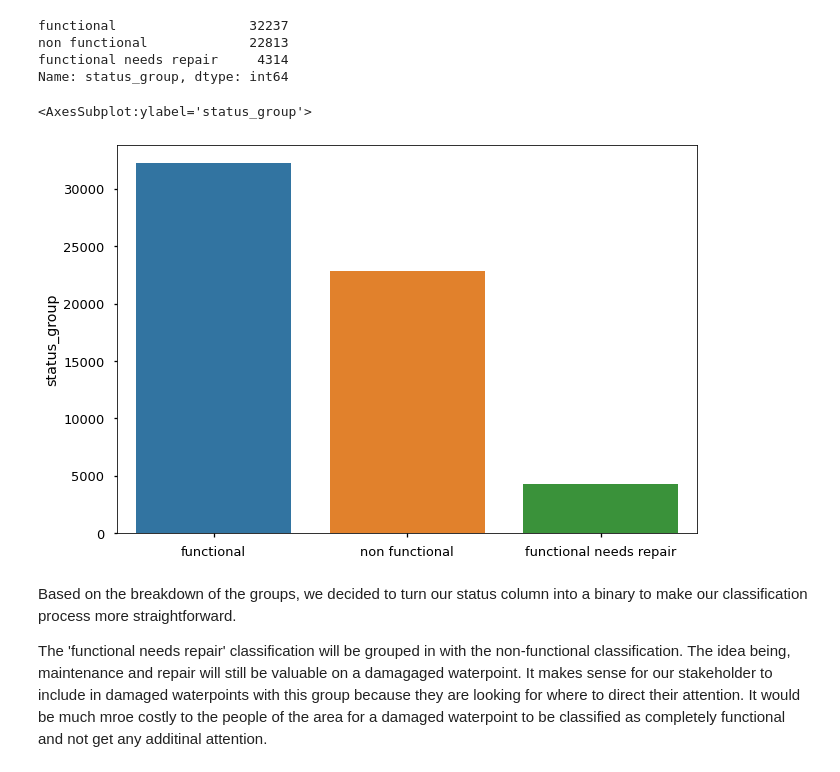
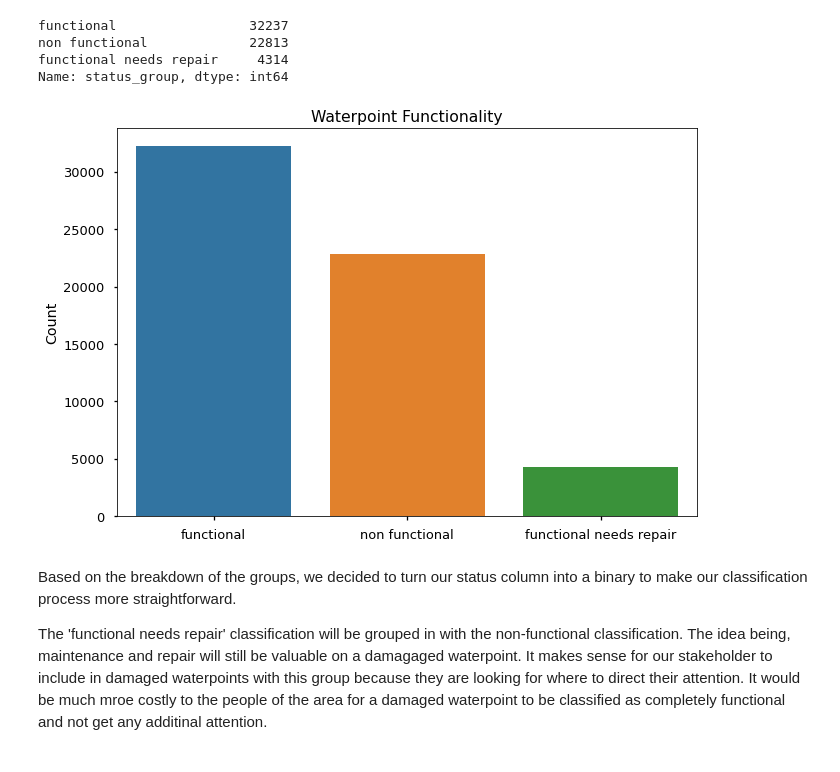
Before and after one commit to NicholasIndorf/TanzanianWaterWells, a Jupyter notebook: notebooks/Nick/Data-Cleaning.ipynb, the cells around one changed output. Drawn from its saved outputs; the diff is of its cells as text; code cells hidden in the pictures.

```diff
--- a/notebooks/Nick/Data-Cleaning.ipynb
+++ b/notebooks/Nick/Data-Cleaning.ipynb
@@ -46,10 +46,13 @@ functional needs repair     4314
 Name: status_group, dtype: int64
 # %%
 # visualize
-sns.barplot(x=df['status_group'].value_counts().index, y=df['status_group'].value_counts())
+fig, ax = plt.subplots()
+sns.barplot(x=df['status_group'].value_counts().index, y=df['status_group'].value_counts(), ax=ax)
+ax.set_title('Waterpoint Functionality')
+ax.set_ylabel('Count')
+plt.savefig('images/waterpoint_functionality_initial.png')
 # %% [output]
-<AxesSubplot:ylabel='status_group'>
-[figure, old version]
+[figure, new version]
 # %% [markdown]
 Based on the breakdown of the groups, we decided to turn our status column into a binary to make our classification process more straightforward.
 
```
Also changed, not shown: 6 other files.
